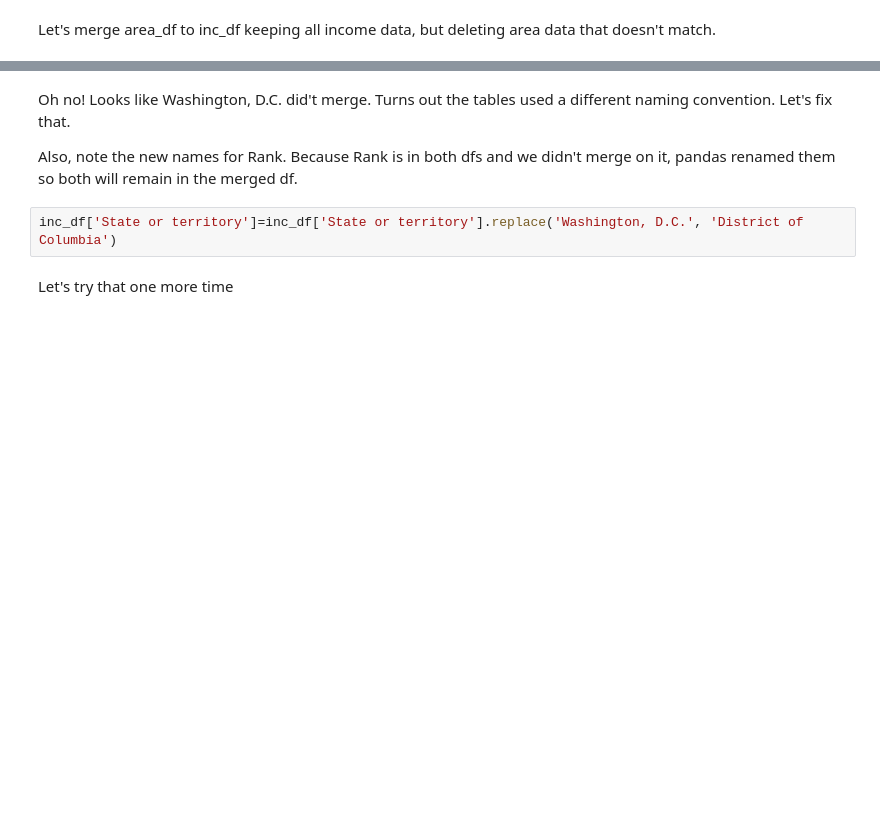
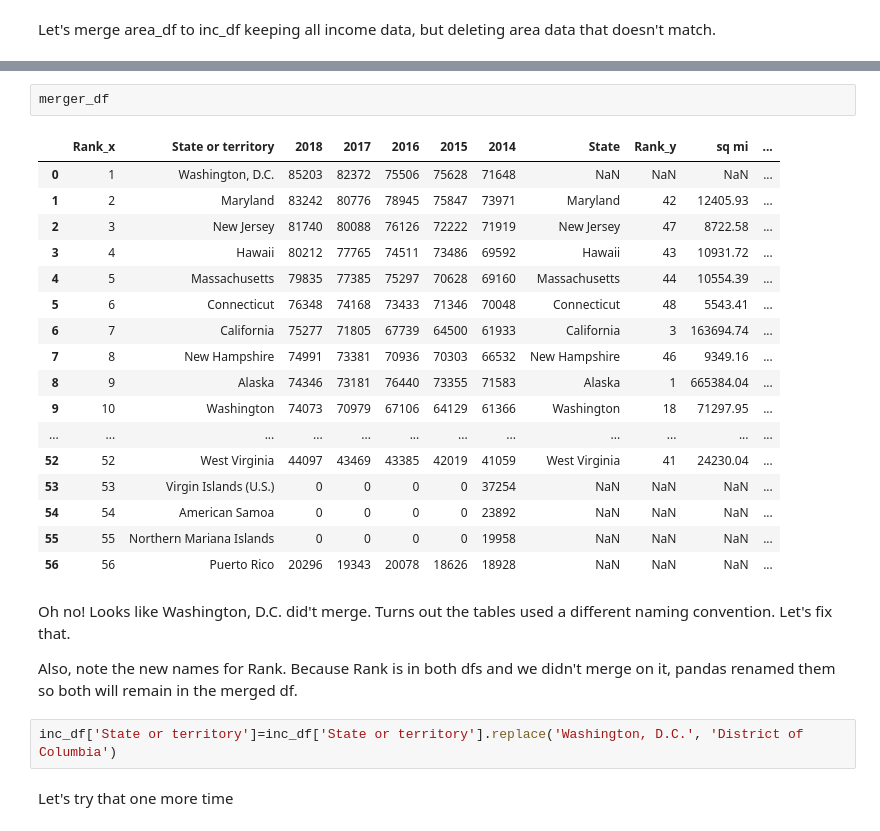
Before and after one commit to Spring-21-TA-Notebooks/John-Notebooks, a Jupyter notebook: John TA Session - 6.ipynb, the cells around one changed output, grey strips where cells are left out. Drawn from its saved outputs; the diff is of its cells as text; blank space fills up the shorter version.

```diff
--- a/John TA Session - 6.ipynb
+++ b/John TA Session - 6.ipynb
@@ -87,3 +227,23 @@ merger_df.head()
+# %%
+merger_df
+# %% [output]
+|  | Rank_x | State or territory | 2018 | 2017 | 2016 | 2015 | 2014 | State | Rank_y | sq mi | ... |
+| 0 | 1 | Washington, D.C. | 85203 | 82372 | 75506 | 75628 | 71648 | NaN | NaN | NaN | ... |
+| 1 | 2 | Maryland | 83242 | 80776 | 78945 | 75847 | 73971 | Maryland | 42 | 12405.93 | ... |
+| 2 | 3 | New Jersey | 81740 | 80088 | 76126 | 72222 | 71919 | New Jersey | 47 | 8722.58 | ... |
+| 3 | 4 | Hawaii | 80212 | 77765 | 74511 | 73486 | 69592 | Hawaii | 43 | 10931.72 | ... |
+| 4 | 5 | Massachusetts | 79835 | 77385 | 75297 | 70628 | 69160 | Massachusetts | 44 | 10554.39 | ... |
+| 5 | 6 | Connecticut | 76348 | 74168 | 73433 | 71346 | 70048 | Connecticut | 48 | 5543.41 | ... |
+| 6 | 7 | California | 75277 | 71805 | 67739 | 64500 | 61933 | California | 3 | 163694.74 | ... |
+| 7 | 8 | New Hampshire | 74991 | 73381 | 70936 | 70303 | 66532 | New Hampshire | 46 | 9349.16 | ... |
+| 8 | 9 | Alaska | 74346 | 73181 | 76440 | 73355 | 71583 | Alaska | 1 | 665384.04 | ... |
+| 9 | 10 | Washington | 74073 | 70979 | 67106 | 64129 | 61366 | Washington | 18 | 71297.95 | ... |
+| ... | ... | ... | ... | ... | ... | ... | ... | ... | ... | ... | ... |
+| 52 | 52 | West Virginia | 44097 | 43469 | 43385 | 42019 | 41059 | West Virginia | 41 | 24230.04 | ... |
+| 53 | 53 | Virgin Islands (U.S.) | 0 | 0 | 0 | 0 | 37254 | NaN | NaN | NaN | ... |
+| 54 | 54 | American Samoa | 0 | 0 | 0 | 0 | 23892 | NaN | NaN | NaN | ... |
+| 55 | 55 | Northern Mariana Islands | 0 | 0 | 0 | 0 | 19958 | NaN | NaN | NaN | ... |
+| 56 | 56 | Puerto Rico | 20296 | 19343 | 20078 | 18626 | 18928 | NaN | NaN | NaN | ... |
 # %% [markdown]
 Oh no! Looks like Washington, D.C. did't merge. Turns out the tables used a different naming convention. Let's fix that.
 
```
Also changed, not shown: parts of 35 cells of this notebook.
